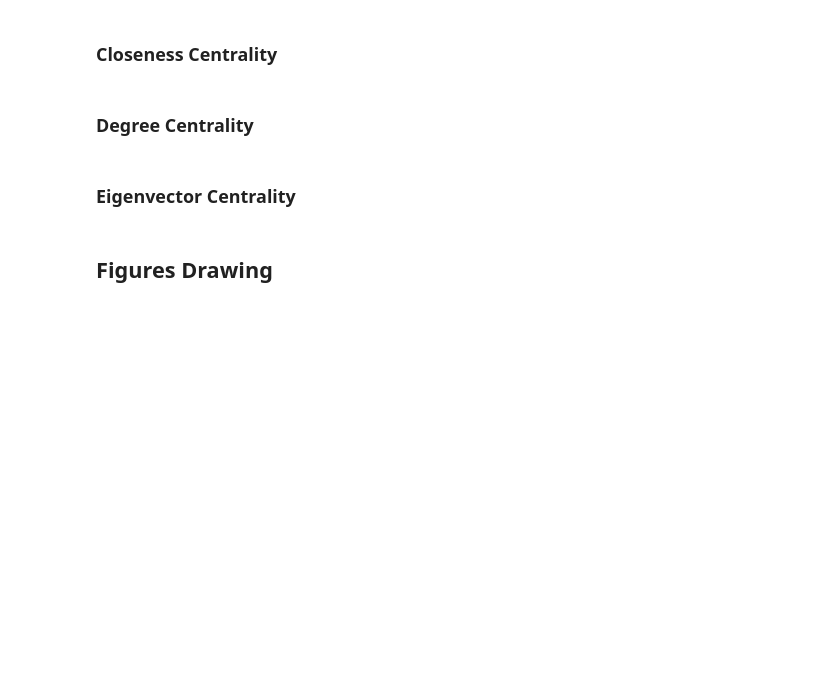
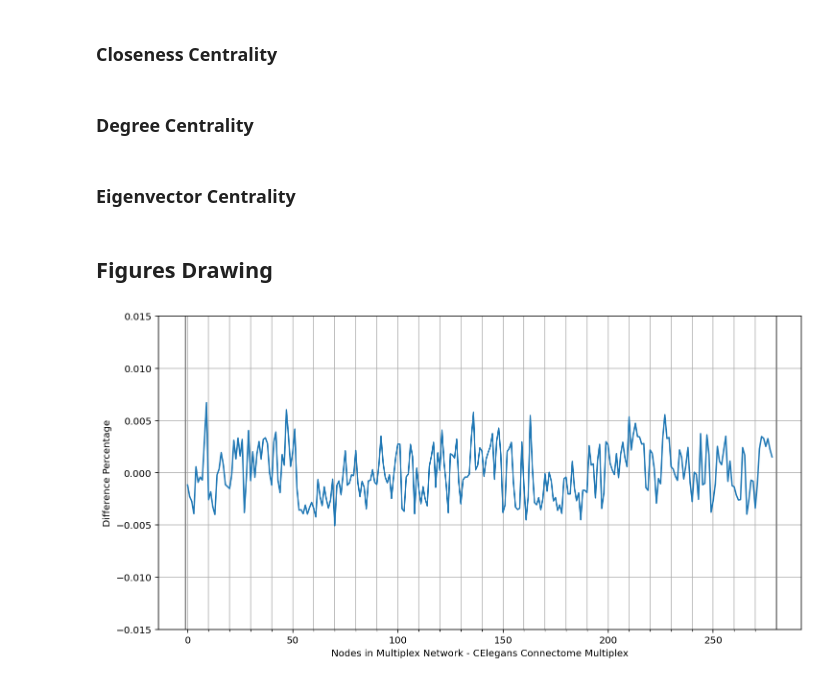
Before and after one commit to ninn-kou/iRank, a Jupyter notebook: CElegans_Experiments.ipynb, the cells around one changed output. Drawn from its saved outputs; the diff is of its cells as text; code cells hidden in the pictures; blank space fills up the shorter version.

```diff
--- a/CElegans_Experiments.ipynb
+++ b/CElegans_Experiments.ipynb
@@ -246,4 +246,35 @@ e_percentage_diff = e_difference / len(e_difference)
 ## Figures Drawing
 # %%
 %config InlineBackend.figure_format = 'retina'
+# %%
+# Figure 1: Unsorted Differece
+
+fig, ax = plt.subplots(figsize=(12, 6))
+
+x_axis = np.arange(0.0, 279.0, 1.0)
+
+# Major ticks every 50, minor ticks every 10
+major_ticks = np.arange(0, 280, 50)
+minor_ticks = np.arange(0, 280, 10)
+
+# Major y ticks every 0.005, minor y ticks every 0.001
+major_y_ticks = np.arange(-0.015, 0.016, 0.005)
+minor_y_ticks = np.arange(-0.015, 0.016, 0.001)
+
+ax.plot(x_axis, percentage_diff)
+# us.stem(x_axis, percentage_diff)
+ax.axvline(x=-1, color='C7')
+ax.axvline(x=280, color='C7')
+ax.set_xlabel('Nodes in Multiplex Network - CElegans Connectome Multiplex')
+ax.set_ylabel('Difference Percentage')
+ax.set_xticks(major_ticks)
+ax.set_xticks(minor_ticks, minor=True)
+ax.set_yticks(major_y_ticks)
+
+# And a corresponding grid
+ax.grid(which='both')
+
+plt.show()
+# %% [output]
+[figure, added]
 # %%
```
Also changed, not shown: parts of 2 cells of this notebook, 5 other files.
